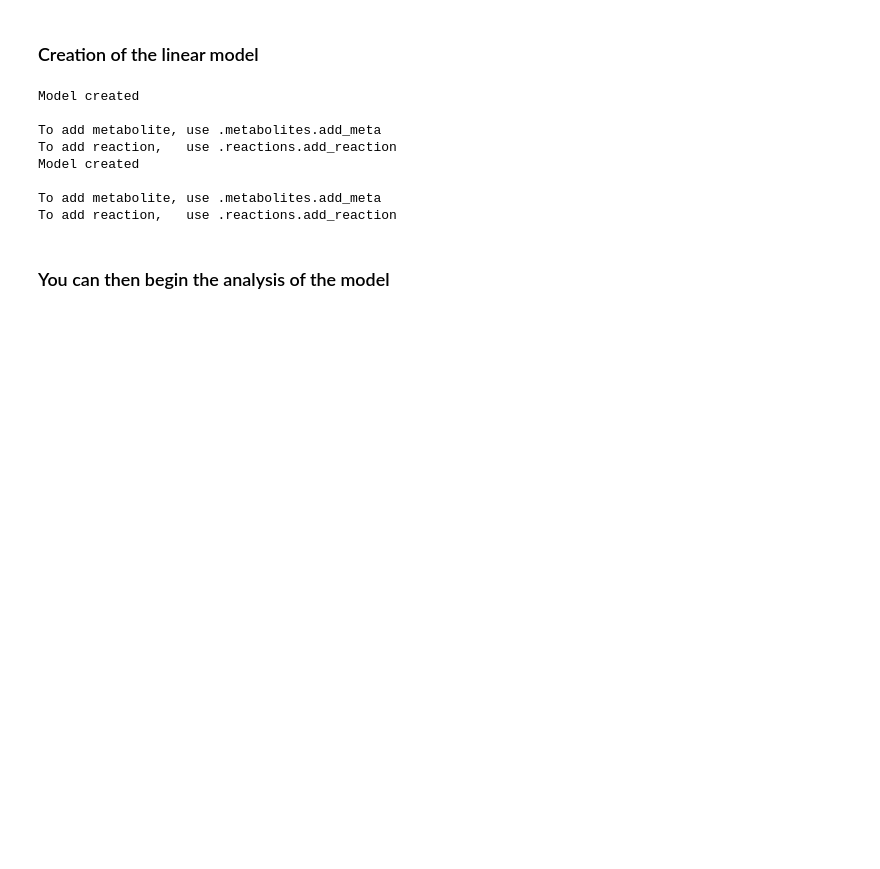
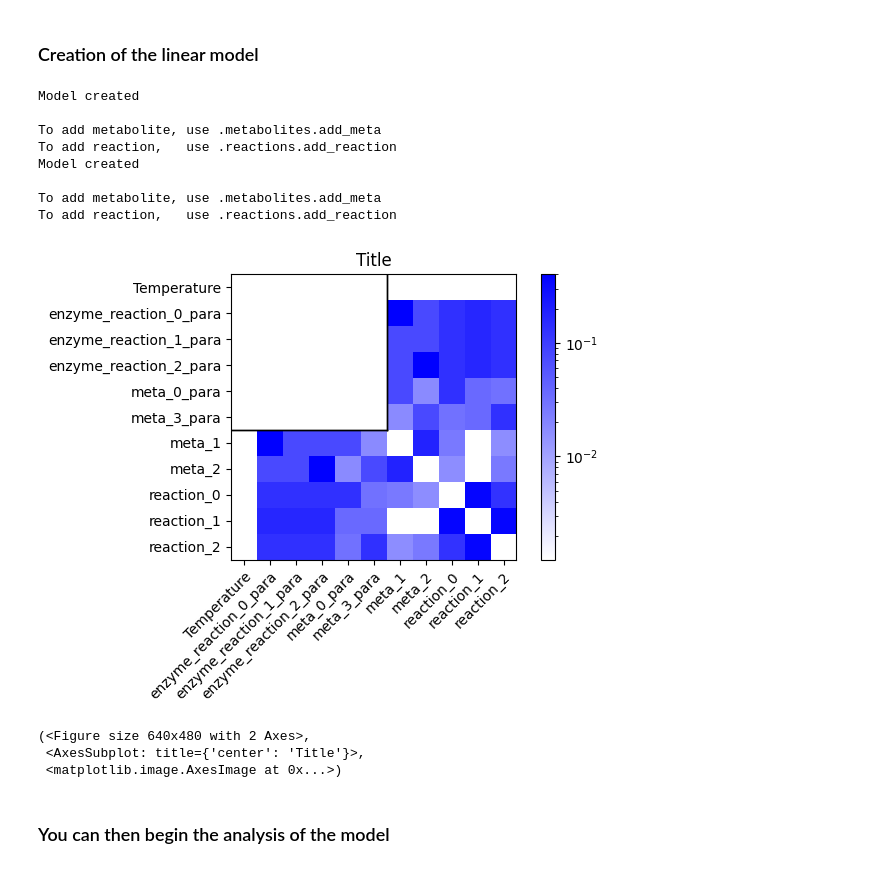
Before and after one commit to tuturax/BadAss, a Jupyter notebook: Notebooks/exemple_linear.ipynb, the cells around one changed output. Drawn from its saved outputs; the diff is of its cells as text; code cells hidden in the pictures; blank space fills up the shorter version.

```diff
--- a/Notebooks/exemple_linear.ipynb
+++ b/Notebooks/exemple_linear.ipynb
@@ -27,6 +27,13 @@ Model created
 
 To add metabolite, use .metabolites.add_meta
 To add reaction,   use .reactions.add_reaction
+# %%
+momo.plot(result="MI", title="Title", label=True)
+# %% [output]
+[figure, added]
+(<Figure size 640x480 with 2 Axes>,
+ <AxesSubplot: title={'center': 'Title'}>,
+ <matplotlib.image.AxesImage at 0x...>)
 # %% [markdown]
 ### You can then begin the analysis of the model
 # %%
```
Also changed, not shown: parts of 7 cells of this notebook, 11 other files.
